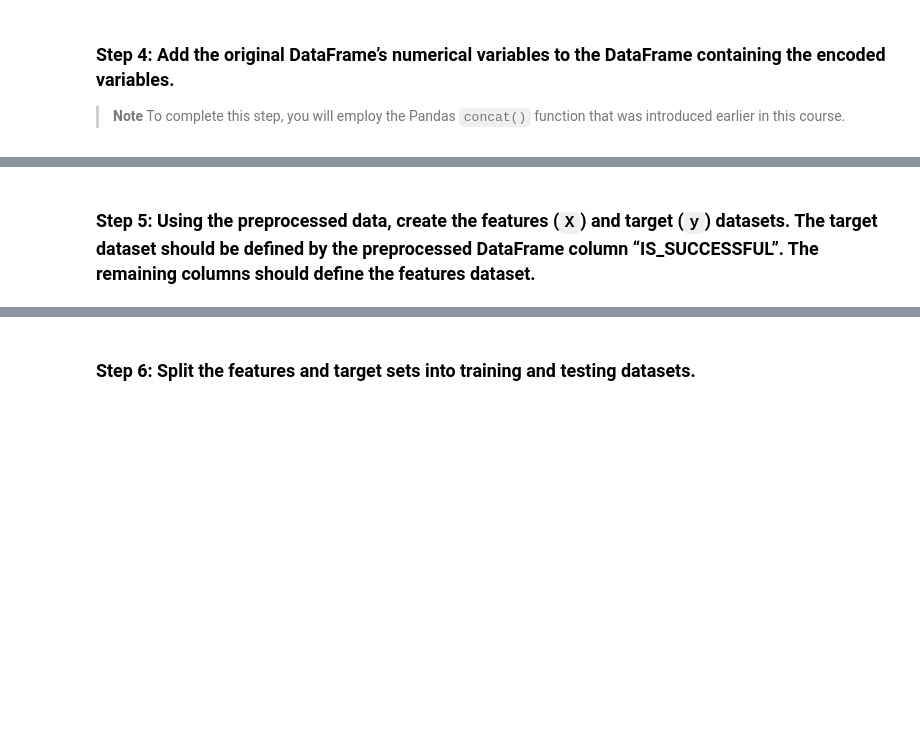
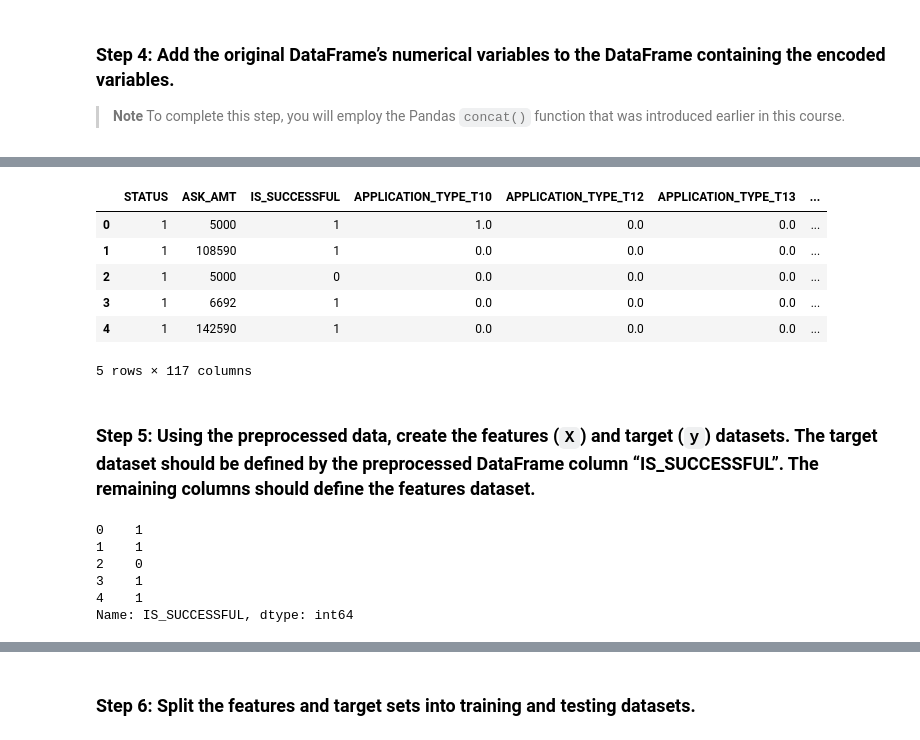
Before and after one commit to suzyslocum/challenge_13, a Jupyter notebook: venture_funding_with_deep_learning.ipynb, the cells around one changed output, grey strips where cells are left out. Drawn from its saved outputs; the diff is of its cells as text; code cells hidden in the pictures; blank space fills up the shorter version.

```diff
--- a/venture_funding_with_deep_learning.ipynb
+++ b/venture_funding_with_deep_learning.ipynb
@@ -123,12 +255,16 @@ categorical_variables = # YOUR CODE HERE
 # %%
 # Create a OneHotEncoder instance
-enc = # YOUR CODE HERE
+enc = OneHotEncoder(sparse=False)
 # %%
 # Encode the categorcal variables using OneHotEncoder
-encoded_data = # YOUR CODE HERE
+encoded_data = enc.fit_transform(applicant_data_df[categorical_variables])
 # %%
 # Create a DataFrame with the encoded variables
-encoded_df = # YOUR CODE HERE
+encoded_df = pd.DataFrame(
+    encoded_data,
+    columns = enc.get_feature_names(categorical_variables)
+)
 
 # Review the DataFrame
-# YOUR CODE HERE
+display(encoded_df.head())
+display(encoded_df.tail())
@@ -138,0 +298,6 @@ encoded_df = # YOUR CODE HERE
+# %%
+# Create a DataFrame with the columnns containing numerical variables from the original dataset
+numerical_variables_df = applicant_data_df.drop(columns = categorical_variables)
+
+# Review the DataFrame
+numerical_variables_df.head()
@@ -139,16 +311,31 @@ encoded_df = # YOUR CODE HERE
 # %%
 # Add the numerical variables from the original DataFrame to the one-hot encoding DataFrame
-encoded_df = # YOUR CODE HERE
+encoded_df = pd.concat([numerical_variables_df, encoded_df], axis=1)
 
 # Review the Dataframe
-# YOUR CODE HERE
+encoded_df.head()
+# %% [output]
+|  | STATUS | ASK_AMT | IS_SUCCESSFUL | APPLICATION_TYPE_T10 | APPLICATION_TYPE_T12 | APPLICATION_TYPE_T13 | ... |
+| 0 | 1 | 5000 | 1 | 1.0 | 0.0 | 0.0 | ... |
+| 1 | 1 | 108590 | 1 | 0.0 | 0.0 | 0.0 | ... |
+| 2 | 1 | 5000 | 0 | 0.0 | 0.0 | 0.0 | ... |
+| 3 | 1 | 6692 | 1 | 0.0 | 0.0 | 0.0 | ... |
+| 4 | 1 | 142590 | 1 | 0.0 | 0.0 | 0.0 | ... |
+5 rows × 117 columns
 # %% [markdown]
 ### Step 5: Using the preprocessed data, create the features (`X`) and target (`y`) datasets. The target dataset should be defined by the preprocessed DataFrame column “IS_SUCCESSFUL”. The remaining columns should define the features dataset.
 # %%
 # Define the target set y using the IS_SUCCESSFUL column
-y = # YOUR CODE HERE
+y = encoded_df["IS_SUCCESSFUL"]
 
 # Display a sample of y
-# YOUR CODE HERE
+y[:5]
+# %% [output]
+0    1
+1    1
+2    0
+3    1
+4    1
+Name: IS_SUCCESSFUL, dtype: int64
 # %%
 # Define features set X by selecting all columns but IS_SUCCESSFUL
```
Also changed, not shown: parts of 74 cells of this notebook, 3 other files.
